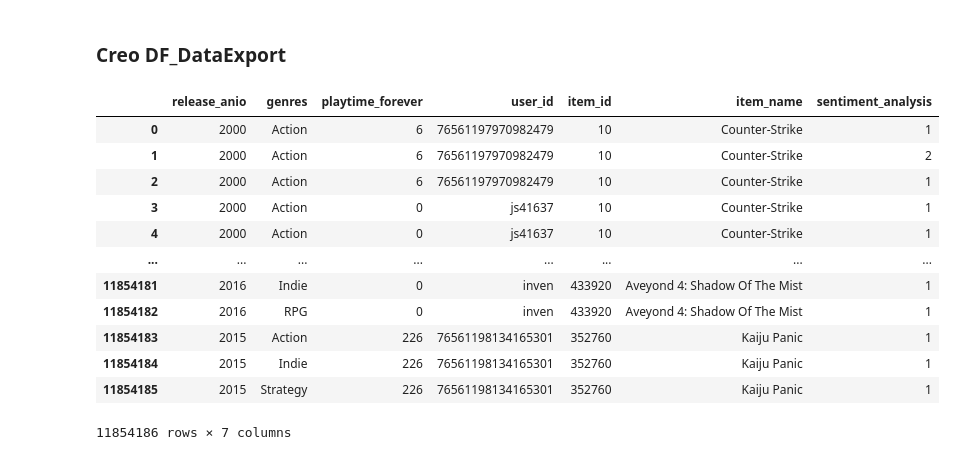
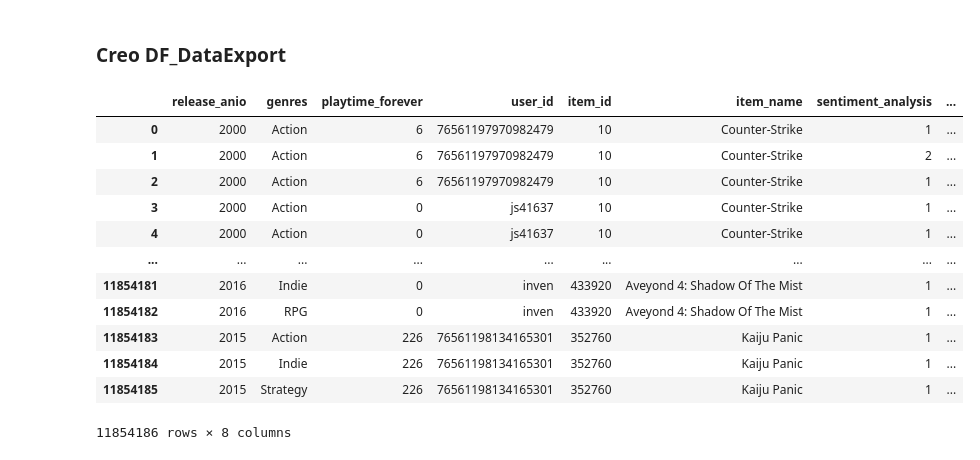
Before and after one commit to leoviscay/PI_ML_OPS-tree-PT, a Jupyter notebook: JupyterNotebooks/02_Feature_Enginner.ipynb, the cells around one changed output. Saved outputs shown, nothing was run; the diff lists cells and outputs as text; code cells hidden in the pictures.

Commit message:
Agrego modificaciones en api_functions.py, y en data_export_api.parquet

```diff
--- a/JupyterNotebooks/02_Feature_Enginner.ipynb
+++ b/JupyterNotebooks/02_Feature_Enginner.ipynb
@@ -111,22 +108,22 @@ Index(['item_id', 'item_name', 'playtime_forever', 'steam_id', 'items_count',
 # %% [markdown]
 ### Creo DF_DataExport
 # %%
-df_dataExport = df_datosLimpios2[['release_anio','genres','playtime_forever','user_id','item_id', 'item_name','sentiment_analysis']]
+df_dataExport = df_datosLimpios2[['release_anio','genres','playtime_forever','user_id','item_id', 'item_name','sentiment_analysis', 'reviews_recommend']]
 df_dataExport
 # %% [output]
-|  | release_anio | genres | playtime_forever | user_id | item_id | item_name | sentiment_analysis |
-| 0 | 2000 | Action | 6 | 76561197970982479 | 10 | Counter-Strike | 1 |
-| 1 | 2000 | Action | 6 | 76561197970982479 | 10 | Counter-Strike | 2 |
-| 2 | 2000 | Action | 6 | 76561197970982479 | 10 | Counter-Strike | 1 |
-| 3 | 2000 | Action | 0 | js41637 | 10 | Counter-Strike | 1 |
-| 4 | 2000 | Action | 0 | js41637 | 10 | Counter-Strike | 1 |
-| ... | ... | ... | ... | ... | ... | ... | ... |
-| 11854181 | 2016 | Indie | 0 | inven | 433920 | Aveyond 4: Shadow Of The Mist | 1 |
-| 11854182 | 2016 | RPG | 0 | inven | 433920 | Aveyond 4: Shadow Of The Mist | 1 |
-| 11854183 | 2015 | Action | 226 | 76561198134165301 | 352760 | Kaiju Panic | 1 |
-| 11854184 | 2015 | Indie | 226 | 76561198134165301 | 352760 | Kaiju Panic | 1 |
-| 11854185 | 2015 | Strategy | 226 | 76561198134165301 | 352760 | Kaiju Panic | 1 |
+|  | release_anio | genres | playtime_forever | user_id | item_id | item_name | sentiment_analysis | ... |
+| 0 | 2000 | Action | 6 | 76561197970982479 | 10 | Counter-Strike | 1 | ... |
+| 1 | 2000 | Action | 6 | 76561197970982479 | 10 | Counter-Strike | 2 | ... |
+| 2 | 2000 | Action | 6 | 76561197970982479 | 10 | Counter-Strike | 1 | ... |
+| 3 | 2000 | Action | 0 | js41637 | 10 | Counter-Strike | 1 | ... |
+| 4 | 2000 | Action | 0 | js41637 | 10 | Counter-Strike | 1 | ... |
+| ... | ... | ... | ... | ... | ... | ... | ... | ... |
+| 11854181 | 2016 | Indie | 0 | inven | 433920 | Aveyond 4: Shadow Of The Mist | 1 | ... |
+| 11854182 | 2016 | RPG | 0 | inven | 433920 | Aveyond 4: Shadow Of The Mist | 1 | ... |
+| 11854183 | 2015 | Action | 226 | 76561198134165301 | 352760 | Kaiju Panic | 1 | ... |
+| 11854184 | 2015 | Indie | 226 | 76561198134165301 | 352760 | Kaiju Panic | 1 | ... |
+| 11854185 | 2015 | Strategy | 226 | 76561198134165301 | 352760 | Kaiju Panic | 1 | ... |
-11854186 rows × 7 columns
+11854186 rows × 8 columns
 # %%
 utils.types_data_df(df_dataExport)
 # %% [output]
```
Also changed, not shown: parts of 4 cells of this notebook, 2 other files.
